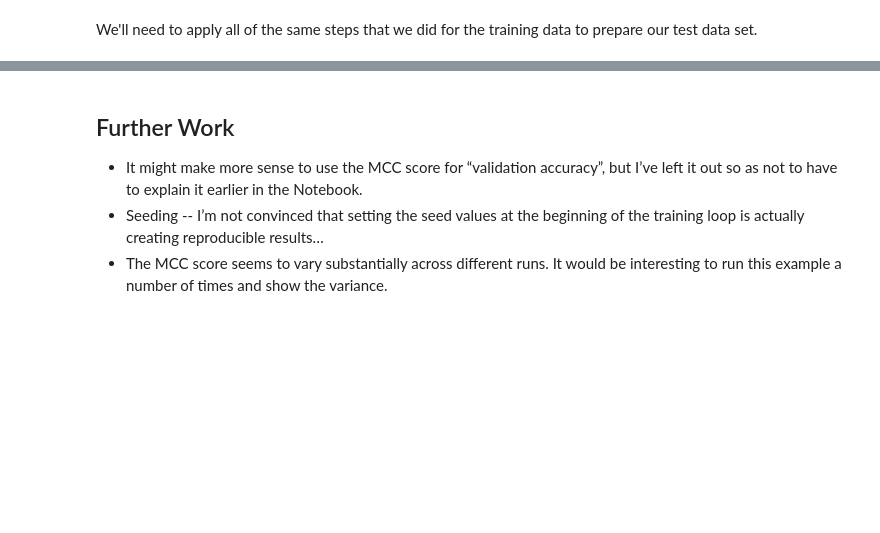
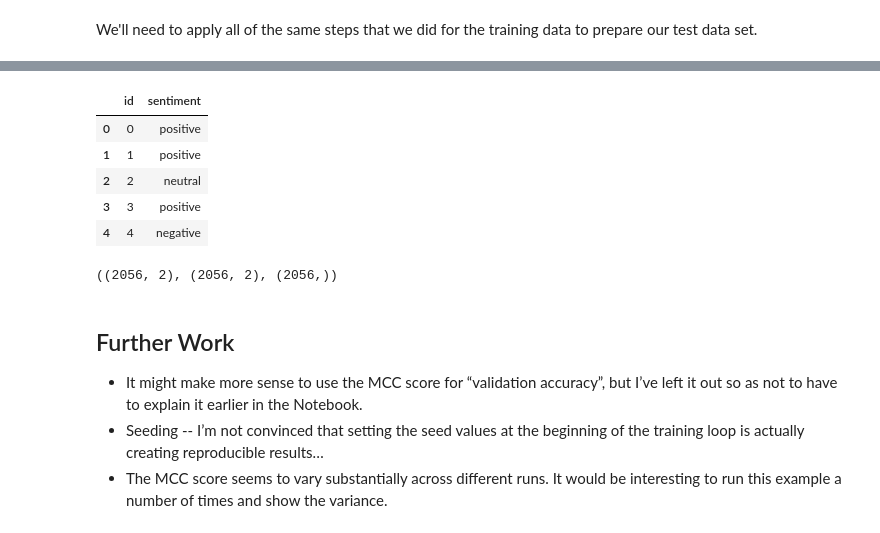
Before and after one commit to AlexZapolskii/text_attacks, a Jupyter notebook: notebooks/BERT_Fine_Tuning_RU_News.ipynb, the cells around one changed output, grey strips where cells are left out. Drawn from its saved outputs; the diff is of its cells as text; code cells hidden in the pictures; blank space fills up the shorter version.

```diff
--- a/notebooks/BERT_Fine_Tuning_RU_News.ipynb
+++ b/notebooks/BERT_Fine_Tuning_RU_News.ipynb
@@ -932,3 +939,13 @@ flat_predictions = np.argmax(flat_predictions, axis=1).flatten()
+# %%
+#!g1.1
+dff = pd.read_csv('tf_idf_log_reg.csv')
 # %%
 #!g1.1
-flat_predictions
+dff.head()
+# %% [output]
+|  | id | sentiment |
+| 0 | 0 | positive |
+| 1 | 1 | positive |
+| 2 | 2 | neutral |
+| 3 | 3 | positive |
+| 4 | 4 | negative |
@@ -935,3 +958,8 @@ flat_predictions
+# %%
+#!g1.1
+dff.shape, sub.shape, flat_predictions.shape
+# %% [output]
+((2056, 2), (2056, 2), (2056,))
 # %% [markdown]
 ## Further Work
 
```
Also changed, not shown: parts of 63 cells of this notebook.
